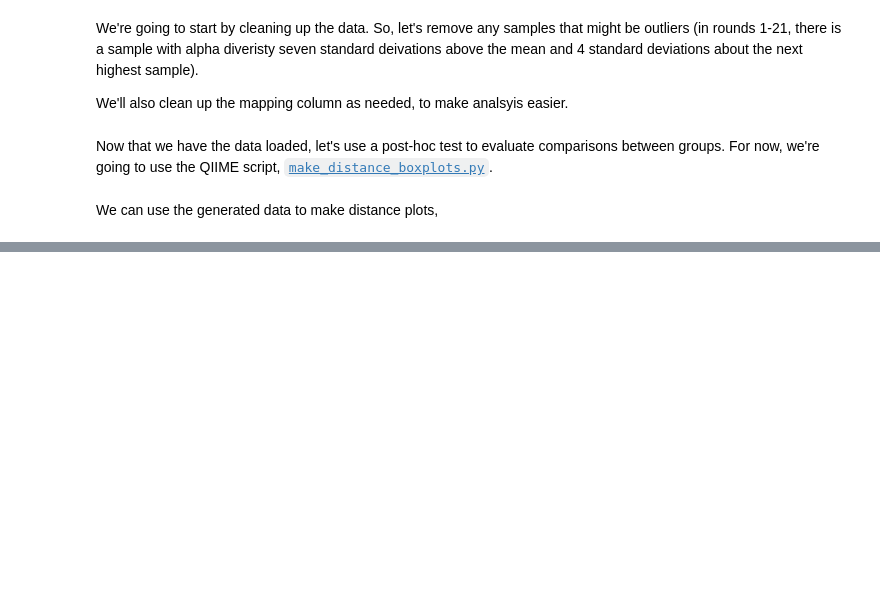
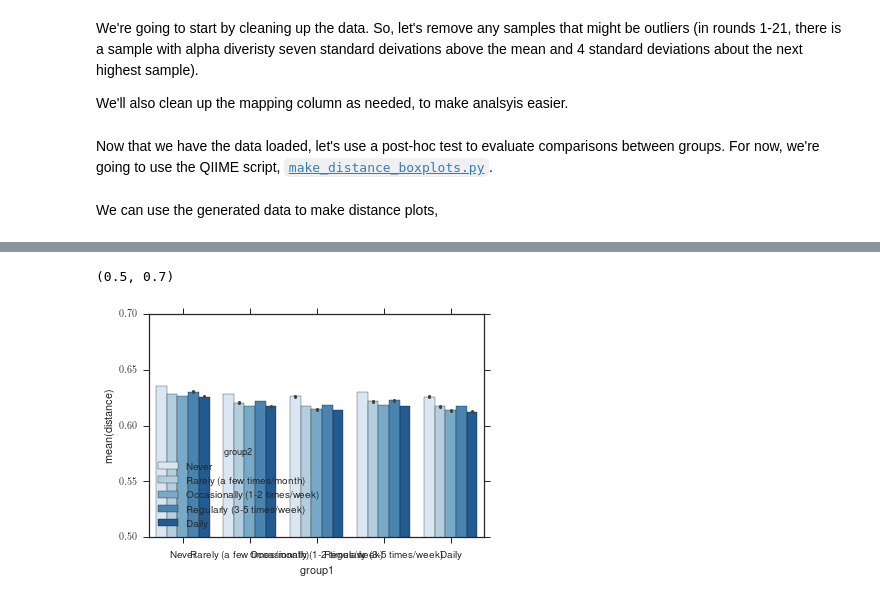
Before and after one commit to JWDebelius/American-Gut, a Jupyter notebook: ipynb/diversity-analysis/3-Beta-Diversity-Post-hoc.ipynb, the cells around one changed output, grey strips where cells are left out. Saved outputs shown, nothing was run; the diff lists cells and outputs as text; code cells hidden in the pictures; blank space fills up the shorter version.

```diff
--- a/ipynb/diversity-analysis/3-Beta-Diversity-Post-hoc.ipynb
+++ b/ipynb/diversity-analysis/3-Beta-Diversity-Post-hoc.ipynb
@@ -75,0 +152,30 @@ We can use the generated data to make distance plots,
+# %%
+with_ = []
+for g, v in within.iteritems():
+    with_.append(np.vstack((np.array([g] * v.shape[0]),
+                            np.array([g] * v.shape[0]),
+                            v)).transpose())
+for g, v in between.iteritems():
+    with_.append(np.vstack((np.array([g[0]] * v.shape[0]),
+                            np.array([g[1]] * v.shape[0]),
+                            v
+                            )).transpose())
+    with_.append(np.vstack((np.array([g[1]] * v.shape[0]),
+                            np.array([g[0]] * v.shape[0]),
+                            v
+                            )).transpose())
+stacked = pd.DataFrame(np.vstack(with_),
+                       columns = ['group1', 'group2', 'distance'])
+stacked['distance'] = stacked['distance'].astype(float)
+# %%
+ax = plt.axes()
+sn.barplot(x='group1', y='distance', hue='group2', data=stacked,
+           estimator=np.mean, n_boot=5,
+          order=group.order, hue_order=group.order,  palette="Blues",
+          )
+ax.set_ylim([0.5, 0.7])
+
+sn.despine(ax=ax, )
+# %% [output]
+(0.5, 0.7)
+[figure, added]
```
Also changed, not shown: parts of 34 cells of this notebook, 7 other files.
